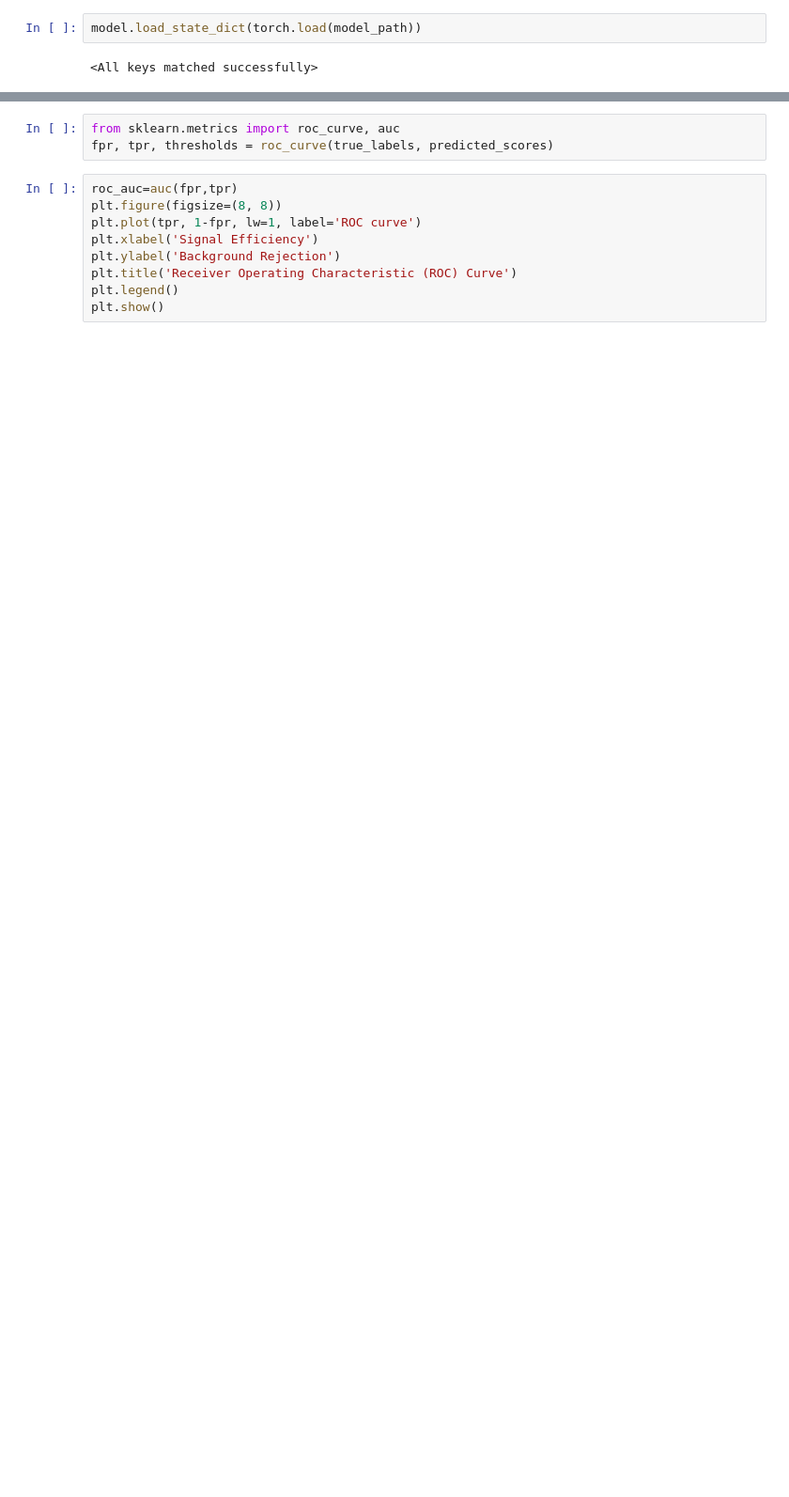
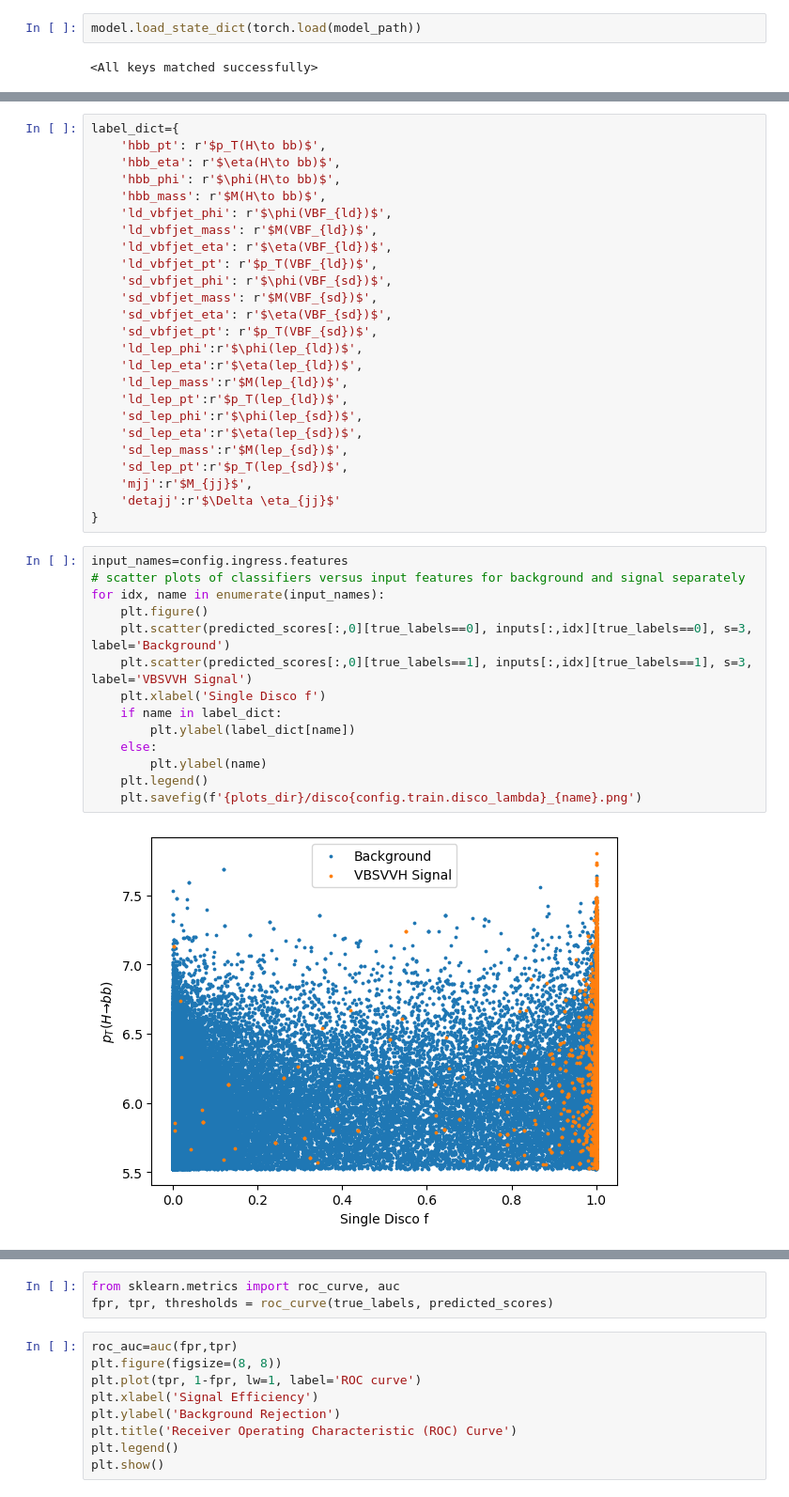
Before and after one commit to JoTimelord/Analysis, a Jupyter notebook: abcdnet/plotROC.ipynb, the cells around one changed output, grey strips where cells are left out. Shown at 94% size. Saved outputs shown, nothing was run; the diff lists cells and outputs as text; blank space fills up the shorter version.

```diff
--- a/abcdnet/plotROC.ipynb
+++ b/abcdnet/plotROC.ipynb
@@ -115,0 +131,41 @@ KeyboardInterrupt:
+# %%
+label_dict={
+    'hbb_pt': r'$p_T(H\to bb)$',
+    'hbb_eta': r'$\eta(H\to bb)$',
+    'hbb_phi': r'$\phi(H\to bb)$',
+    'hbb_mass': r'$M(H\to bb)$',
+    'ld_vbfjet_phi': r'$\phi(VBF_{ld})$',
+    'ld_vbfjet_mass': r'$M(VBF_{ld})$',
+    'ld_vbfjet_eta': r'$\eta(VBF_{ld})$',
+    'ld_vbfjet_pt': r'$p_T(VBF_{ld})$',
+    'sd_vbfjet_phi': r'$\phi(VBF_{sd})$',
+    'sd_vbfjet_mass': r'$M(VBF_{sd})$',
+    'sd_vbfjet_eta': r'$\eta(VBF_{sd})$',
+    'sd_vbfjet_pt': r'$p_T(VBF_{sd})$',
+    'ld_lep_phi':r'$\phi(lep_{ld})$',
+    'ld_lep_eta':r'$\eta(lep_{ld})$',
+    'ld_lep_mass':r'$M(lep_{ld})$',
+    'ld_lep_pt':r'$p_T(lep_{ld})$',
+    'sd_lep_phi':r'$\phi(lep_{sd})$',
+    'sd_lep_eta':r'$\eta(lep_{sd})$',
+    'sd_lep_mass':r'$M(lep_{sd})$',
+    'sd_lep_pt':r'$p_T(lep_{sd})$',
+    'mjj':r'$M_{jj}$',
+    'detajj':r'$\Delta \eta_{jj}$'
+}
+# %%
+input_names=config.ingress.features
+# scatter plots of classifiers versus input features for background and signal separately
+for idx, name in enumerate(input_names):
+    plt.figure()
+    plt.scatter(predicted_scores[:,0][true_labels==0], inputs[:,idx][true_labels==0], s=3, label='Background')
+    plt.scatter(predicted_scores[:,0][true_labels==1], inputs[:,idx][true_labels==1], s=3, label='VBSVVH Signal')
+    plt.xlabel('Single Disco f')
+    if name in label_dict:
+        plt.ylabel(label_dict[name])
+    else:
+        plt.ylabel(name)
+    plt.legend()
+    plt.savefig(f'{plots_dir}/disco{config.train.disco_lambda}_{name}.png')
+# %% [output]
+[figure, added]
```
Also changed, not shown: parts of 22 cells of this notebook, 3 other files.
